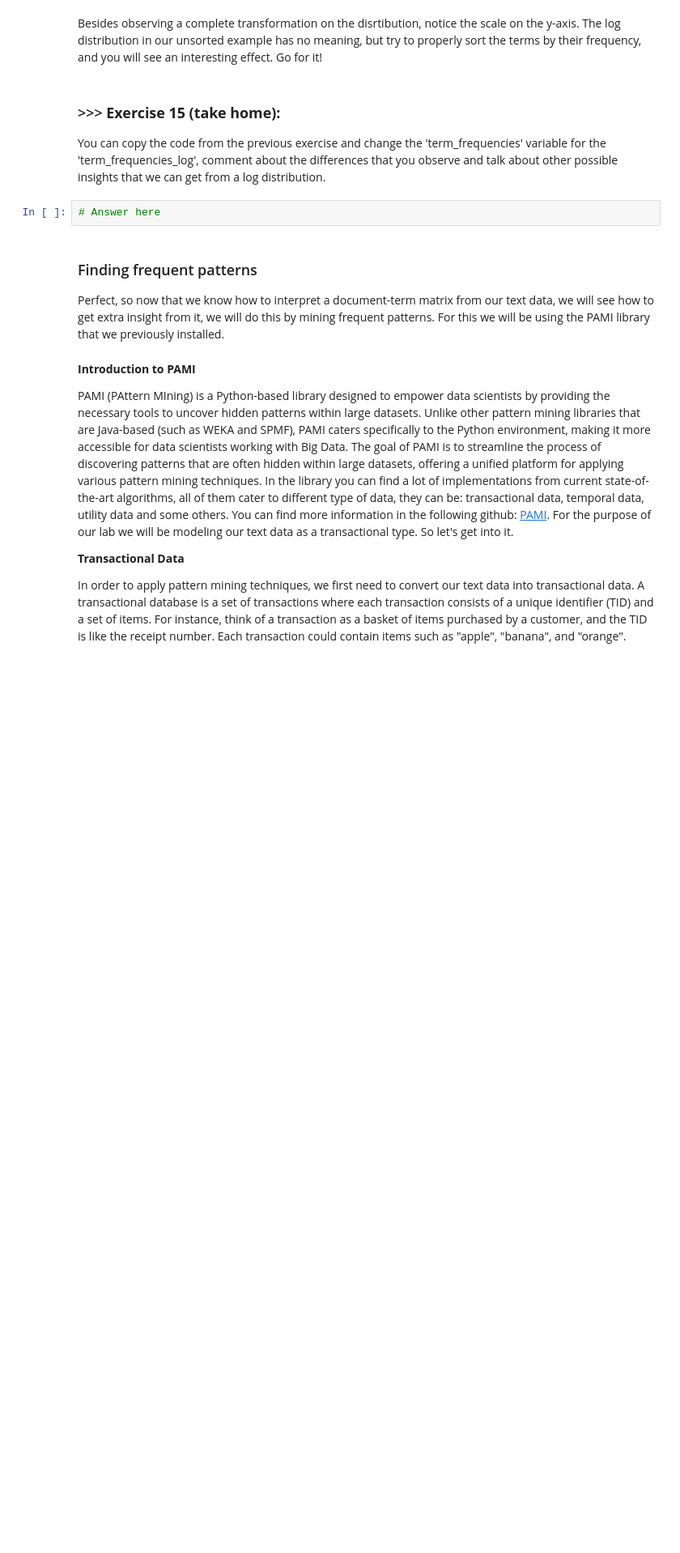
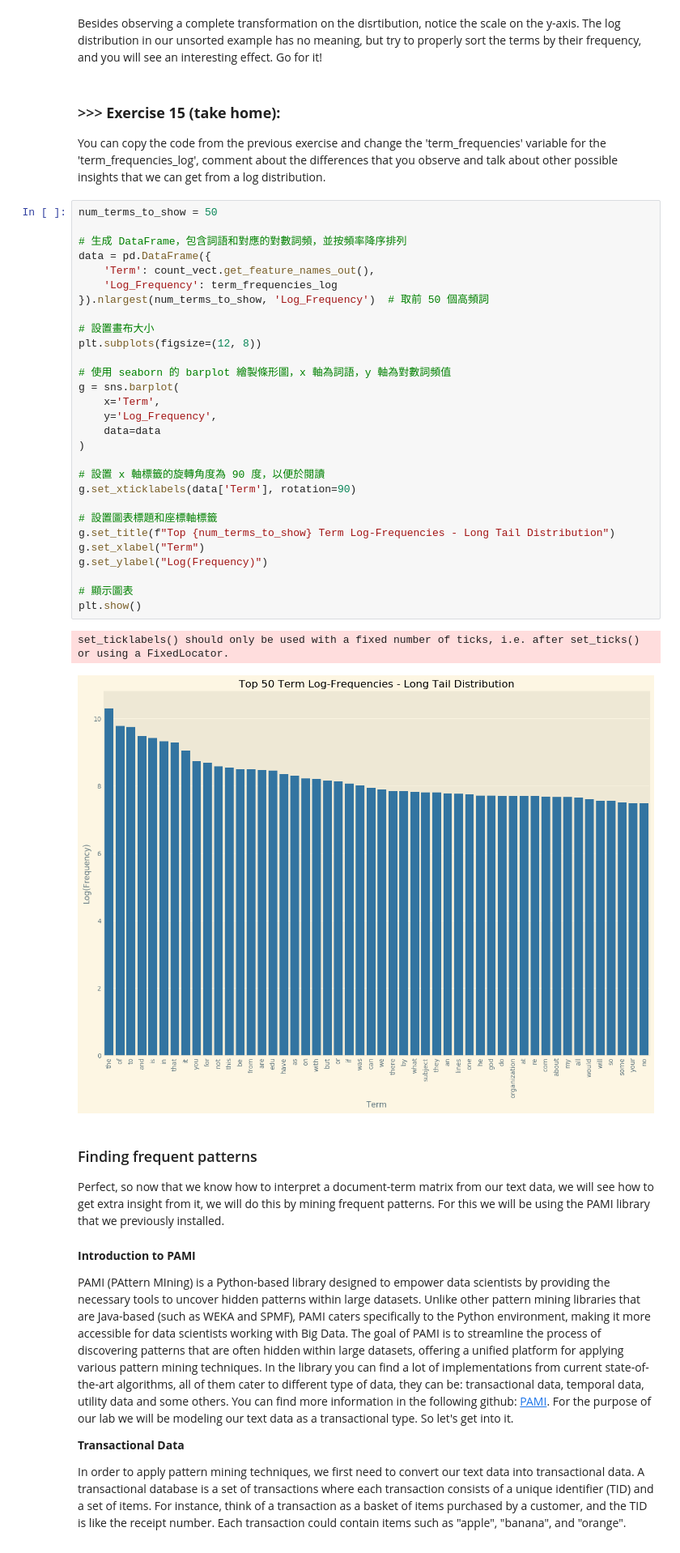
Before and after one commit to Annisme/DM2024-Lab1-Master, a Jupyter notebook: DM2024-Lab1-Master.ipynb, the cells around one changed output. Shown at 81% size. Cells and saved outputs as stored; diff of their text form; blank space fills up the shorter version.

```diff
--- a/DM2024-Lab1-Master.ipynb
+++ b/DM2024-Lab1-Master.ipynb
@@ -1505,8 +1503,38 @@ Besides observing a complete transformation on the disrtibution, notice the scal
 # %% [markdown]
 ### >>> **Exercise 15 (take home):**
 You can copy the code from the previous exercise and change the 'term_frequencies' variable for the 'term_frequencies_log', comment about the differences that you observe and talk about other possible insights that we can get from a log distribution.
-# %%
-# Answer here
+# %%
+num_terms_to_show = 50
+
+# 生成 DataFrame，包含詞語和對應的對數詞頻，並按頻率降序排列
+data = pd.DataFrame({
+    'Term': count_vect.get_feature_names_out(),
+    'Log_Frequency': term_frequencies_log
+}).nlargest(num_terms_to_show, 'Log_Frequency')  # 取前 50 個高頻詞
+
+# 設置畫布大小
+plt.subplots(figsize=(12, 8))
+
+# 使用 seaborn 的 barplot 繪製條形圖，x 軸為詞語，y 軸為對數詞頻值
+g = sns.barplot(
+    x='Term',
+    y='Log_Frequency',
+    data=data
+)
+
+# 設置 x 軸標籤的旋轉角度為 90 度，以便於閱讀
+g.set_xticklabels(data['Term'], rotation=90)
+
+# 設置圖表標題和座標軸標籤
+g.set_title(f"Top {num_terms_to_show} Term Log-Frequencies - Long Tail Distribution")
+g.set_xlabel("Term")
+g.set_ylabel("Log(Frequency)")
+
+# 顯示圖表
+plt.show()
+# %% [output]
+set_ticklabels() should only be used with a fixed number of ticks, i.e. after set_ticks() or using a FixedLocator.
+[figure, added]
 # %% [markdown]
 ###  Finding frequent patterns
 Perfect, so now that we know how to interpret a document-term matrix from our text data, we will see how to get extra insight from it, we will do this by mining frequent patterns. For this we will be using the PAMI library that we previously installed.
```
Also changed, not shown: parts of 4 cells of this notebook.
